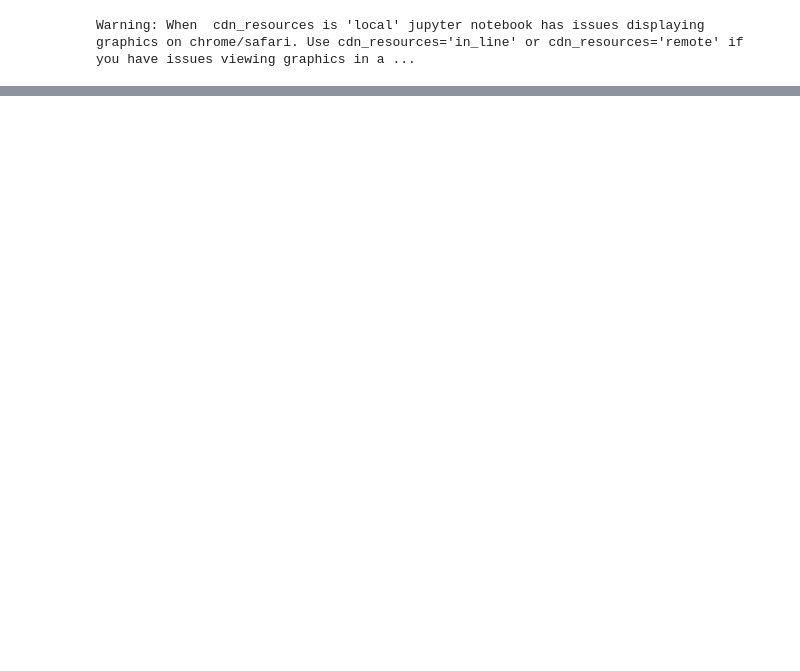
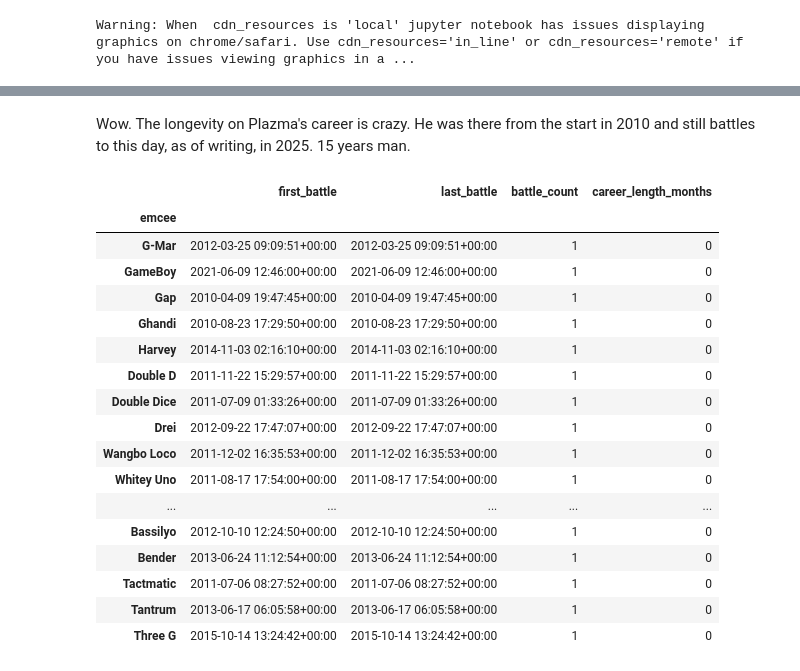
Before and after one commit to russluber/fliptop-analysis, a Jupyter notebook: notebooks/eda.ipynb, the cells around one changed output, grey strips where cells are left out. Drawn from its saved outputs; the diff is of its cells as text; code cells hidden in the pictures; blank space fills up the shorter version.

```diff
--- a/notebooks/eda.ipynb
+++ b/notebooks/eda.ipynb
@@ -1026,0 +1119,34 @@ with_matches[["matchup", "emcee1", "emcee2"]]
+# %%
+import pandas as pd
+
+def comptue_career_span_by_months(df):
+    # Combine encee1 and emcee2 into one long DF
+    emcee_dates = pd.concat([
+        df[["emcee1", "upload_date"]].rename(columns={"emcee1": "emcee"}),
+        df[["emcee2", "upload_date"]].rename(columns={"emcee2": "emcee"})
+    ])
+
+    # Group by emcee and compute first and last appearance
+    grouped = emcee_dates.groupby("emcee").agg(
+        first_battle=("upload_date", "min"),
+        last_battle=("upload_date", "max"),
+        battle_count=("upload_date", "count")
+    )
+
+    # Calculate the number of months between first and last battle
+    def diff_in_months(row):
+        return (row["last_battle"].year - row["first_battle"].year) * 12 + \
+               (row["last_battle"].month - row["first_battle"].month)
+
+    grouped["career_length_months"] = (
+        grouped.apply(
+            diff_in_months, axis=1
+        )
+    )
+
+    # Sort by career length
+    grouped = grouped.sort_values("career_length_months", ascending=False)
+
+    return grouped
+# %%
+career_by_month = comptue_career_span_by_months(with_matches)
@@ -1026,0 +1168,23 @@ with_matches[["matchup", "emcee1", "emcee2"]]
+# %% [markdown]
+Wow. The longevity on Plazma's career is crazy. He was there from the start in 2010 and still battles to this day, as of writing, in 2025. 15 years man.
+# %%
+career_by_month.tail(20)
+# %% [output]
+|  | first_battle | last_battle | battle_count | career_length_months |
+| emcee |  |  |  |  |
+| G-Mar | 2012-03-25 09:09:51+00:00 | 2012-03-25 09:09:51+00:00 | 1 | 0 |
+| GameBoy | 2021-06-09 12:46:00+00:00 | 2021-06-09 12:46:00+00:00 | 1 | 0 |
+| Gap | 2010-04-09 19:47:45+00:00 | 2010-04-09 19:47:45+00:00 | 1 | 0 |
+| Ghandi | 2010-08-23 17:29:50+00:00 | 2010-08-23 17:29:50+00:00 | 1 | 0 |
+| Harvey | 2014-11-03 02:16:10+00:00 | 2014-11-03 02:16:10+00:00 | 1 | 0 |
+| Double D | 2011-11-22 15:29:57+00:00 | 2011-11-22 15:29:57+00:00 | 1 | 0 |
+| Double Dice | 2011-07-09 01:33:26+00:00 | 2011-07-09 01:33:26+00:00 | 1 | 0 |
+| Drei | 2012-09-22 17:47:07+00:00 | 2012-09-22 17:47:07+00:00 | 1 | 0 |
+| Wangbo Loco | 2011-12-02 16:35:53+00:00 | 2011-12-02 16:35:53+00:00 | 1 | 0 |
+| Whitey Uno | 2011-08-17 17:54:00+00:00 | 2011-08-17 17:54:00+00:00 | 1 | 0 |
+| ... | ... | ... | ... | ... |
+| Bassilyo | 2012-10-10 12:24:50+00:00 | 2012-10-10 12:24:50+00:00 | 1 | 0 |
+| Bender | 2013-06-24 11:12:54+00:00 | 2013-06-24 11:12:54+00:00 | 1 | 0 |
+| Tactmatic | 2011-07-06 08:27:52+00:00 | 2011-07-06 08:27:52+00:00 | 1 | 0 |
+| Tantrum | 2013-06-17 06:05:58+00:00 | 2013-06-17 06:05:58+00:00 | 1 | 0 |
+| Three G | 2015-10-14 13:24:42+00:00 | 2015-10-14 13:24:42+00:00 | 1 | 0 |
```
Also changed, not shown: parts of 21 cells of this notebook.
